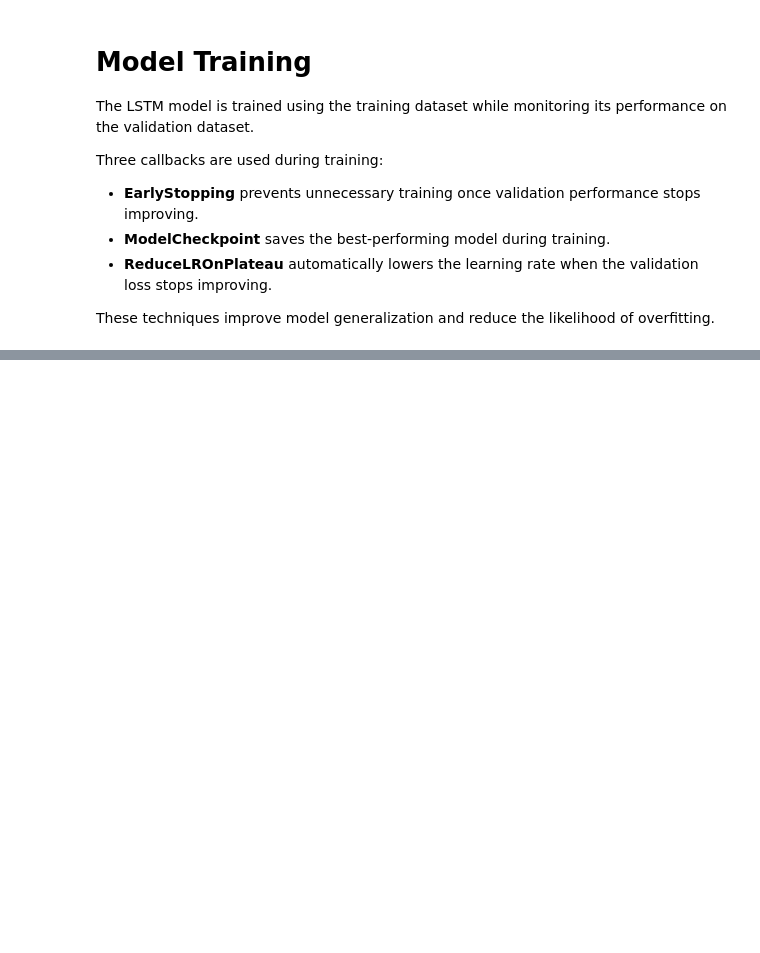
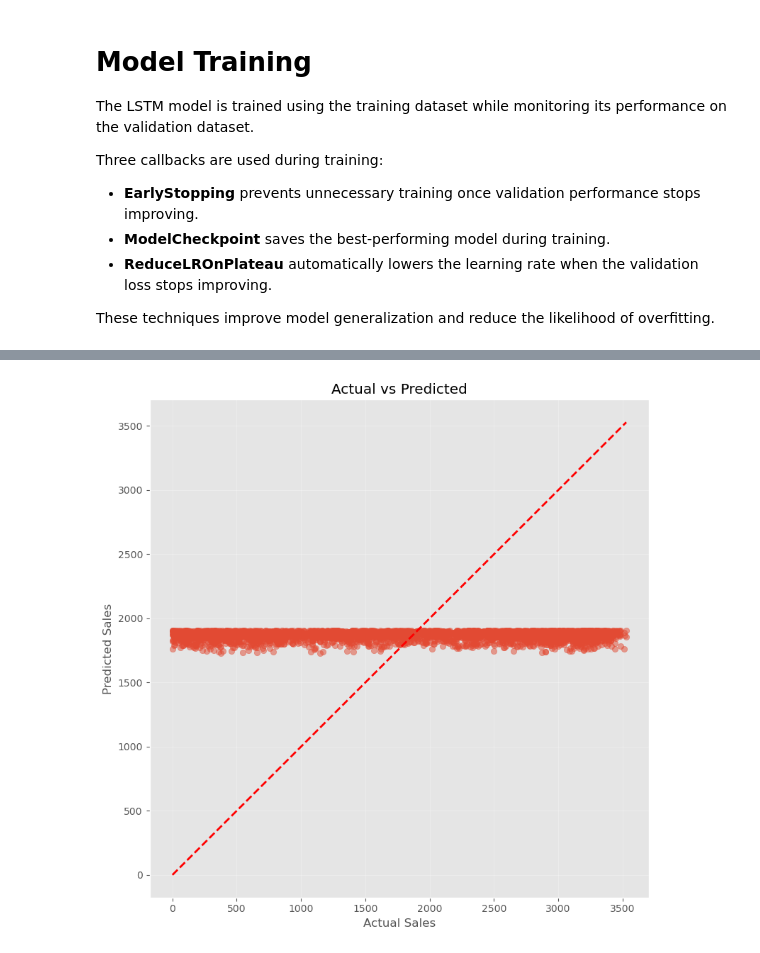
Before and after one commit to Bennyaks/Burger_Sales_Forecasting, a Jupyter notebook: notebooks/07_LSTM_Model.ipynb, the cells around one changed output, grey strips where cells are left out. Saved outputs shown, nothing was run; the diff lists cells and outputs as text; code cells hidden in the pictures; blank space fills up the shorter version.

```diff
--- a/notebooks/07_LSTM_Model.ipynb
+++ b/notebooks/07_LSTM_Model.ipynb
@@ -279,0 +537,38 @@ ValueError: You must call `compile()` before using the model.
+# %%
+# ==========================================================
+# Scatter Plot
+# ==========================================================
+
+plt.figure(figsize=(8,8))
+
+plt.scatter(
+    y_test,
+    test_predictions,
+    alpha=0.5
+)
+
+plt.plot(
+    [y_test.min(), y_test.max()],
+    [y_test.min(), y_test.max()],
+    'r--',
+    linewidth=2
+)
+
+plt.xlabel("Actual Sales")
+
+plt.ylabel("Predicted Sales")
+
+plt.title("Actual vs Predicted")
+
+plt.grid(alpha=0.3)
+
+plt.tight_layout()
+
+plt.savefig(
+    "../outputs/figures/lstm_scatter.png",
+    dpi=300
+)
+
+plt.show()
+# %% [output]
+[figure, added]
```
Also changed, not shown: parts of 20 cells of this notebook.
